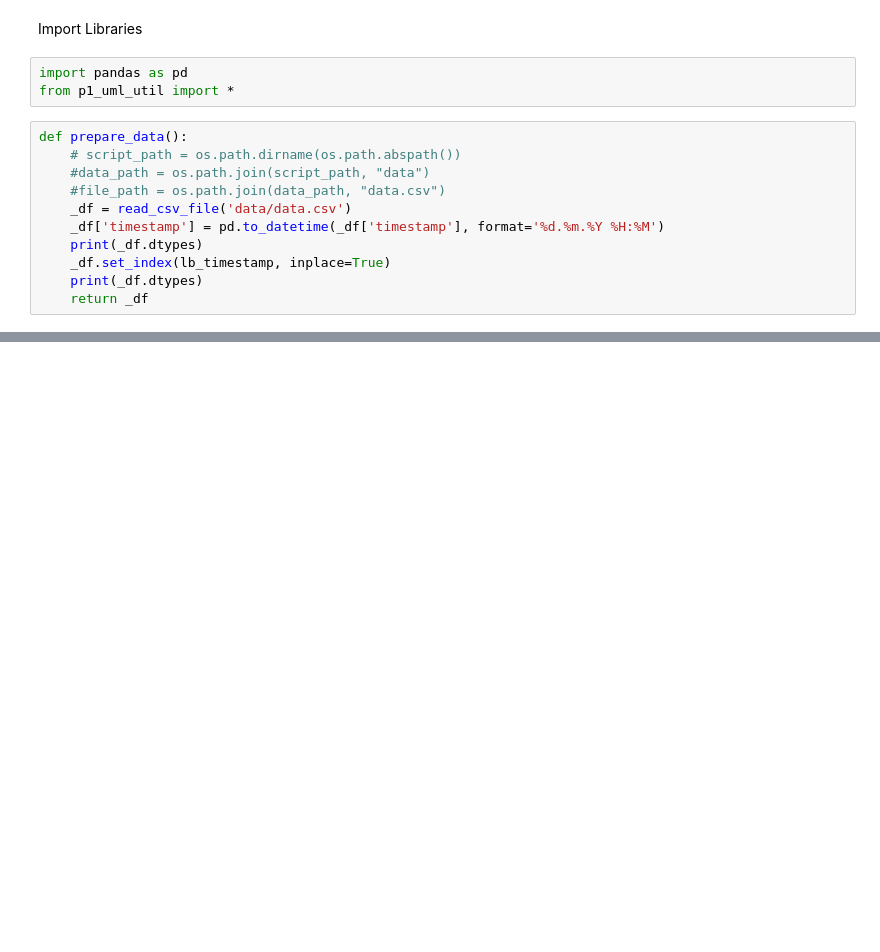
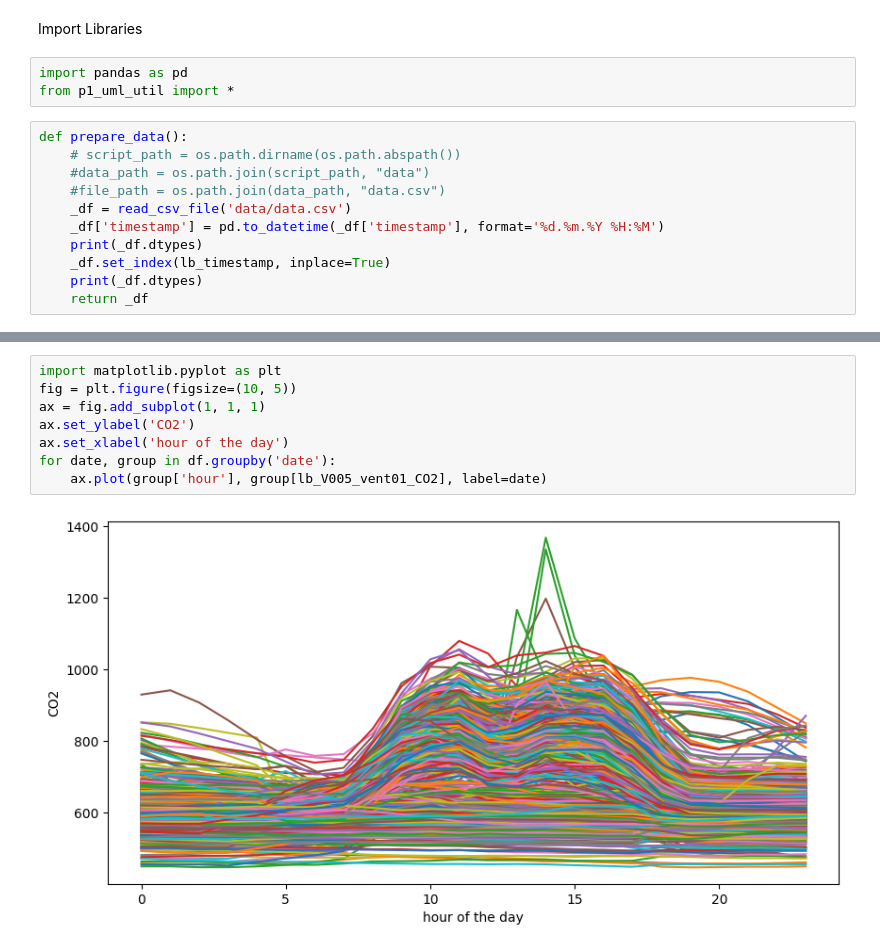
Before and after one commit to Borreguin/WS-USFQ, a Jupyter notebook: Taller3/P1_UML/daniel.ipynb, the cells around one changed output, grey strips where cells are left out. Drawn from its saved outputs; the diff is of its cells as text; blank space fills up the shorter version.

```diff
--- a/Taller3/P1_UML/daniel.ipynb
+++ b/Taller3/P1_UML/daniel.ipynb
@@ -42,0 +58,10 @@ AttributeError: 'function' object has no attribute 'index'
+# %%
+import matplotlib.pyplot as plt
+fig = plt.figure(figsize=(10, 5))
+ax = fig.add_subplot(1, 1, 1)
+ax.set_ylabel('CO2')
+ax.set_xlabel('hour of the day')
+for date, group in df.groupby('date'):
+    ax.plot(group['hour'], group[lb_V005_vent01_CO2], label=date)
+# %% [output]
+[figure, added]
```
Also changed, not shown: parts of 8 cells of this notebook.
